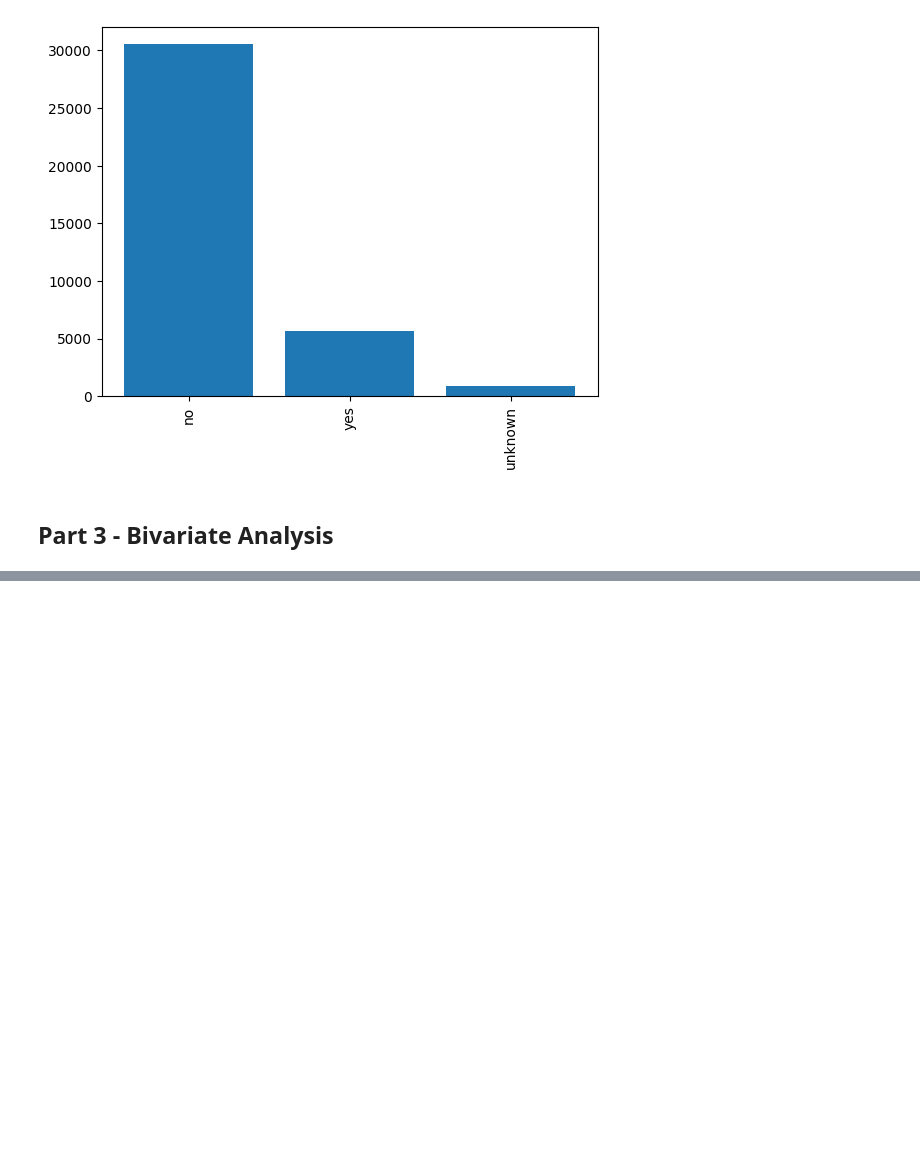
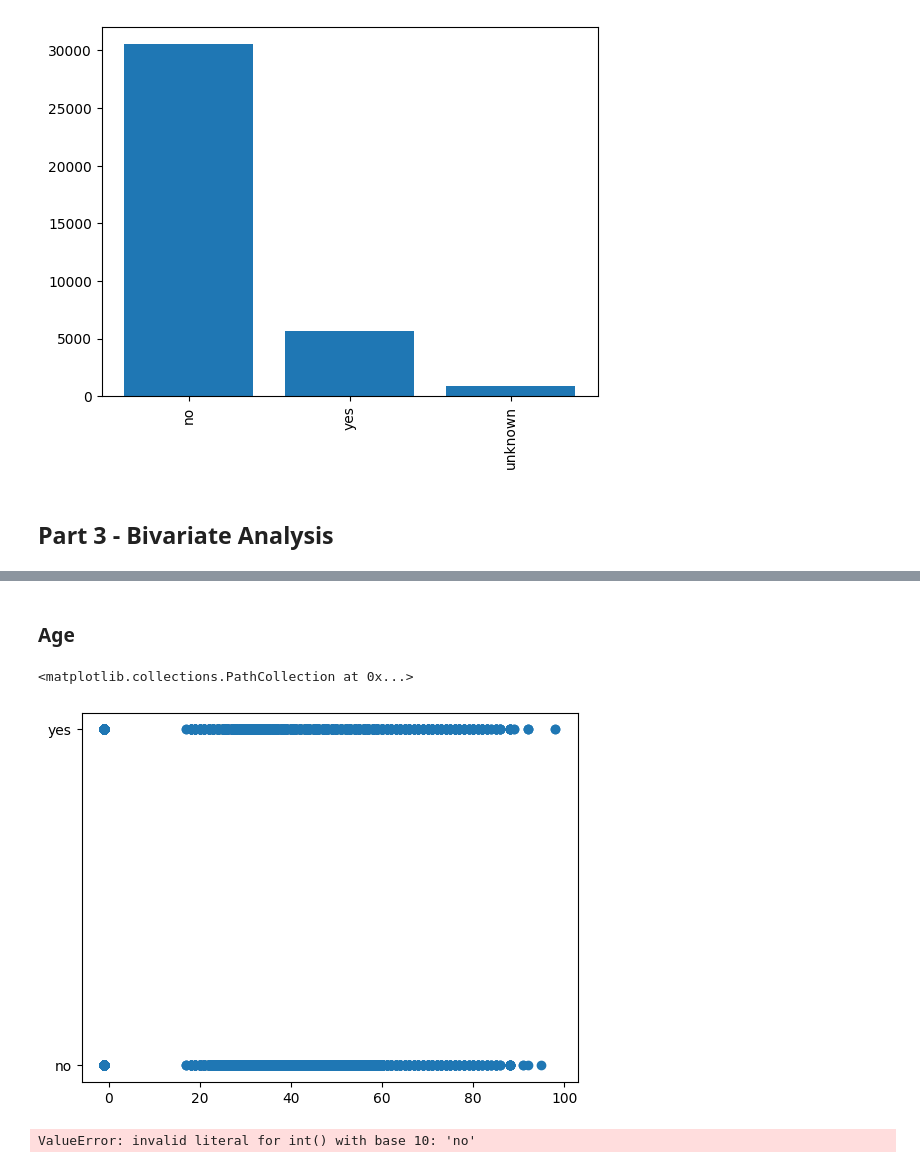
Before and after one commit to mysticshirou/EGT309-TeamJunHoe, a Jupyter notebook: eda.ipynb, the cells around one changed output, grey strips where cells are left out. Cells and saved outputs as stored; diff of their text form; code cells hidden in the pictures; blank space fills up the shorter version.

```diff
--- a/eda.ipynb
+++ b/eda.ipynb
@@ -700,3 +857,11 @@ Name: count, dtype: int64
 [figure]
 # %% [markdown]
 ## Part 3 - Bivariate Analysis
+# %%
+df_cleaned = df_personal.copy()
+
+# If including imputated AGE
+# df_cleaned.age = df_final_age_imputed
+# df_cleaned.drop("age_unk", axis=1, inplace=True)
+
+df_cleaned.info()
@@ -702,0 +889,13 @@ Name: count, dtype: int64
+# %% [markdown]
+### Age
+# %%
+# Eyeballing it the only difference seems to be visible at older ages that are
+# already outliers as known from the univariate analysis
+plt.scatter(df_cleaned.age, df_cleaned.subscription_status)
+# %% [output]
+<matplotlib.collections.PathCollection at 0x...>
+[figure, added]
+# %%
+df_cleaned.age.astype(int).corr(df_cleaned.subscription_status.astype(int))
+# %% [output]
+ValueError: invalid literal for int() with base 10: 'no'
```
Also changed, not shown: parts of 25 cells of this notebook, 6 other files.
